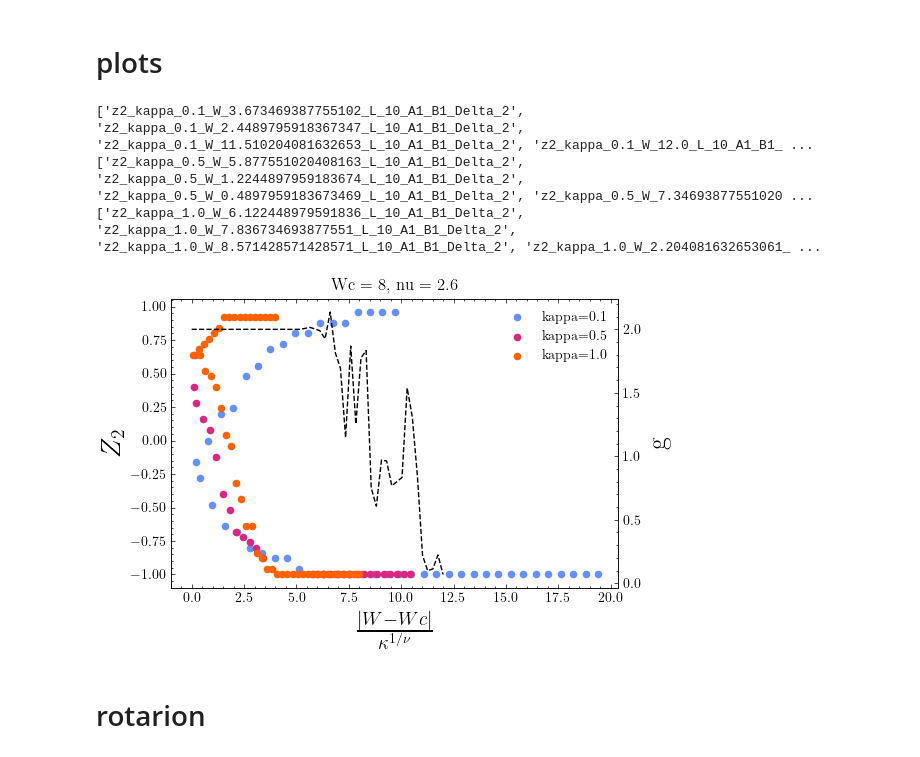
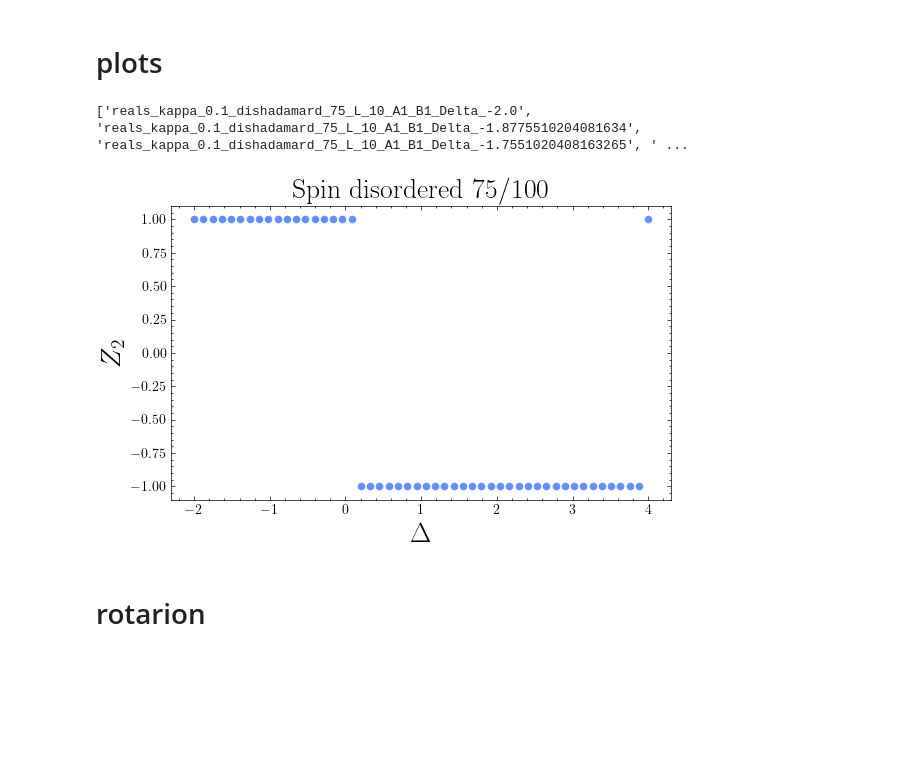
Before and after one commit to lauragoms/TAI-localizer, a Jupyter notebook: codes/clean.ipynb, the cells around one changed output. Saved outputs shown, nothing was run; the diff lists cells and outputs as text; code cells hidden in the pictures; blank space fills up the shorter version.

```diff
--- a/codes/clean.ipynb
+++ b/codes/clean.ipynb
@@ -312,7 +314,7 @@ for i,elem in enumerate(b):
 # plots
 # %%
 
-folder =  Path.cwd() / "data"/"kappachecks_Delta2_W" /"z2" / "kappa_0.1" / "z2"
+folder =  Path.cwd() / "data"/"spin_disorder" /"z2_vs_Delta_prob75" / "z2"
 
 
 dic = []
@@ -328,44 +330,42 @@ for file in sorted(os.listdir(folder), key=extract_E_value):
     dic.append(pi.load(open(os.path.join(folder, file), 'rb')))
 
 
-folder =  Path.cwd() / "data"/"kappachecks_Delta2_W" /"z2" / "kappa_0.5" / "z2"
+# folder =  Path.cwd() / "data"/"kappachecks_Delta2_W" /"z2" / "kappa_0.5" / "z2"
 
 
-dic2 = []
-def extract_E_value(filename):
-    match = re.search(r'_Delta_([-+]?[0-9]*\.?[0-9]+)', filename)
-    if match:
-        return float(match.group(1))
-    return float('inf')  # Por si no encuentra el valor
+# dic2 = []
+# def extract_E_value(filename):
+#     match = re.search(r'_Delta_([-+]?[0-9]*\.?[0-9]+)', filename)
+#     if match:
+#         return float(match.group(1))
+#     return float('inf')  # Por si no encuentra el valor
 
-print(sorted(os.listdir(folder), key=extract_E_value))
+# print(sorted(os.listdir(folder), key=extract_E_value))
 
-for file in sorted(os.listdir(folder), key=extract_E_value):
-    dic2.append(pi.load(open(os.path.join(folder, file), 'rb')))
+# for file in sorted(os.listdir(folder), key=extract_E_value):
+#     dic2.append(pi.load(open(os.path.join(folder, file), 'rb')))
 
 
 
-folder =  Path.cwd() / "data"/"kappachecks_Delta2_W" /"z2" / "kappa_1.0" / "z2"
+# folder =  Path.cwd() / "data"/"kappachecks_Delta2_W" /"z2" / "kappa_1.0" / "z2"
 
 
-dic3 = []
-def extract_E_value(filename):
-    match = re.search(r'_Delta_([-+]?[0-9]*\.?[0-9]+)', filename)
-    if match:
-        return float(match.group(1))
-    return float('inf')  # Por si no encuentra el valor
+# dic3 = []
+# def extract_E_value(filename):
+#     match = re.search(r'_Delta_([-+]?[0-9]*\.?[0-9]+)', filename)
+#     if match:
+#         return float(match.group(1))
+#     return float('inf')  # Por si no encuentra el valor
 
-print(sorted(os.listdir(folder), key=extract_E_value))
+# print(sorted(os.listdir(folder), key=extract_E_value))
 
-for file in sorted(os.listdir(folder), key=extract_E_value):
-    dic3.append(pi.load(open(os.path.join(folder, file), 'rb')))
+# for file in sorted(os.listdir(folder), key=extract_E_value):
+#     dic3.append(pi.load(open(os.path.join(folder, file), 'rb')))
 
-folder =  Path.cwd() / "data"/"conductance" /"phase-diag" / "g"
-g= pi.load(open(folder/'G_W_0.0_12.0_L_5_A1_B1_Delta_2.040816326530612','rb'))
+# folder =  Path.cwd() / "data"/"conductance" /"phase-diag" / "g"
+# g= pi.load(open(folder/'G_W_0.0_12.0_L_5_A1_B1_Delta_2.040816326530612','rb'))
 # %% [output]
-['z2_kappa_0.1_W_3.673469387755102_L_10_A1_B1_Delta_2', 'z2_kappa_0.1_W_2.4489795918367347_L_10_A1_B1_Delta_2', 'z2_kappa_0.1_W_11.510204081632653_L_10_A1_B1_Delta_2', 'z2_kappa_0.1_W_12.0_L_10_A1_B1_ ...
-['z2_kappa_0.5_W_5.877551020408163_L_10_A1_B1_Delta_2', 'z2_kappa_0.5_W_1.2244897959183674_L_10_A1_B1_Delta_2', 'z2_kappa_0.5_W_0.4897959183673469_L_10_A1_B1_Delta_2', 'z2_kappa_0.5_W_7.34693877551020 ...
-['z2_kappa_1.0_W_6.122448979591836_L_10_A1_B1_Delta_2', 'z2_kappa_1.0_W_7.836734693877551_L_10_A1_B1_Delta_2', 'z2_kappa_1.0_W_8.571428571428571_L_10_A1_B1_Delta_2', 'z2_kappa_1.0_W_2.204081632653061_ ...
+['reals_kappa_0.1_dishadamard_75_L_10_A1_B1_Delta_-2.0', 'reals_kappa_0.1_dishadamard_75_L_10_A1_B1_Delta_-1.8775510204081634', 'reals_kappa_0.1_dishadamard_75_L_10_A1_B1_Delta_-1.7551020408163265', ' ...
 # %%
 
 W_completed = [list(elem.keys())[0] for elem in dic]
@@ -381,26 +381,31 @@ y_completed3 = [list(elem.values())[0] for elem in dic3]
 # %%
 %matplotlib widget
 C = ['#648FFF','#DC267F', '#FE6100','#785EF0','#FFB000']
 
 plt.style.use('science')
 fig,ax = plt.subplots(figsize=(6,4))
 Wc = 8
 nu = 2.6
-ax.scatter(np.abs(np.array(W_completed)-Wc)/(0.1**(1/nu)), y_completed,marker='o',c=C[0],label='kappa=0.1',s=20)
-ax.scatter(np.abs(np.array(W_completed2)-Wc)/(0.5**(1/nu)), y_completed2,marker='o',c=C[1],label='kappa=0.5',s=20)
-ax.scatter(np.abs(np.array(W_completed3)-Wc)/(1.0**(1/nu)), y_completed3,marker='o',c=C[2],label='kappa=1.0',s=20)
-ax2= ax.twinx()
-ax2.plot(np.linspace(0,12,50), list(g.values())[0],linestyle='--',c='black',label='conductance')
+ax.scatter(np.array(W_completed), y_completed,marker='o',c=C[0],s=20)
+
+# ax.scatter(np.abs(np.array(W_completed)-Wc)/(0.1**(1/nu)), y_completed,marker='o',c=C[0],label='kappa=0.1',s=20)
+# ax.scatter(np.abs(np.array(W_completed2)-Wc)/(0.5**(1/nu)), y_completed2,marker='o',c=C[1],label='kappa=0.5',s=20)
+# ax.scatter(np.abs(np.array(W_completed3)-Wc)/(1.0**(1/nu)), y_completed3,marker='o',c=C[2],label='kappa=1.0',s=20)
+# ax2= ax.twinx()
+# ax2.plot(np.linspace(0,12,50), list(g.values())[0],linestyle='--',c='black',label='conductance')
 
 ax.legend()
 # ax2.legend()
-ax.set_title(f'Wc = {Wc}, nu = {nu}')
-ax.set_xlabel(r'$\frac{|W-Wc|}{\kappa^{1/\nu}}$',fontsize=20)
+# ax.set_title(f'Wc = {Wc}, nu = {nu}')
+ax.set_title(f'Spin disordered 75/100 ',fontsize=20)
+ax.set_xlabel(r'$\Delta$',fontsize=20)
+
+# ax.set_xlabel(r'$\frac{|W-Wc|}{\kappa^{1/\nu}}$',fontsize=20)
 ax.set_ylabel(r'$Z_2$',fontsize=20)
-ax2.set_ylabel('g',fontsize=20)
+# ax2.set_ylabel('g',fontsize=20)
 plt.tight_layout()
 # %% [output]
-[figure, old version]
+[figure, new version]
 # %% [markdown]
 # rotarion
 # %%
```
Also changed, not shown: parts of 3 cells of this notebook, 2 other files.
